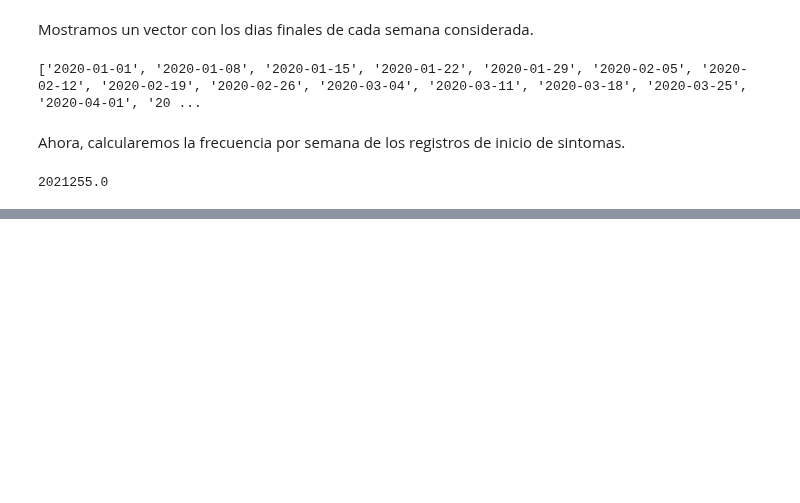
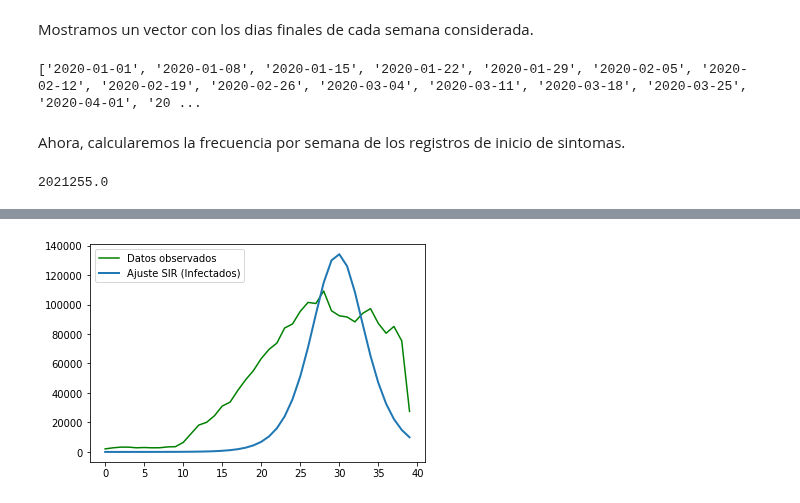
Before and after one commit to JairEsc/Mat_Apl_2, a Jupyter notebook: Epid_3_covid.ipynb, the cells around one changed output, grey strips where cells are left out. Cells and saved outputs as stored; diff of their text form; code cells hidden in the pictures; blank space fills up the shorter version.

```diff
--- a/Epid_3_covid.ipynb
+++ b/Epid_3_covid.ipynb
@@ -117,0 +164,7 @@ plt.show()
+# %%
+N = 120e6
+S0 = N-1
+I0 = 1
+INPUT = (S0, I0, 0.0)
+t_start = 0.0; t_end = 39; t_inc = 1.0
+t_range = np.arange(t_start, t_end+t_inc, t_inc)
@@ -117,0 +173,17 @@ plt.show()
+# %%
+data = ocurrencias
+# %%
+# set parameters incluing bounds
+params = Parameters()
+params.add('beta', value=2.0, min=0, max=10)
+params.add('gamma', value=1.0, min=0, max=10)
+params.add('N', value=float(N), min=N, max=N+1)
+params.add('S0', value= float(120e6), min=0, max=120e6)
+params.add('I0', value=float(1), min=0, max=1000)
+# %%
+# fit model and find predicted values
+t = np.linspace(0, 10, 100)
+result = minimize(residual, params, args=(t, data), method='leastsq')
+
+final = data + result.residual.reshape(data.shape)
+result
@@ -117,0 +207,8 @@ plt.show()
+# %%
+# plot data and fitted curves
+plt.plot(data, '-g',label='Datos observados')
+plt.plot(final, '-', linewidth=2,label='Ajuste SIR (Infectados)');
+plt.legend()
+plt.show()
+# %% [output]
+[figure, added]
```
Also changed, not shown: parts of 16 cells of this notebook.
